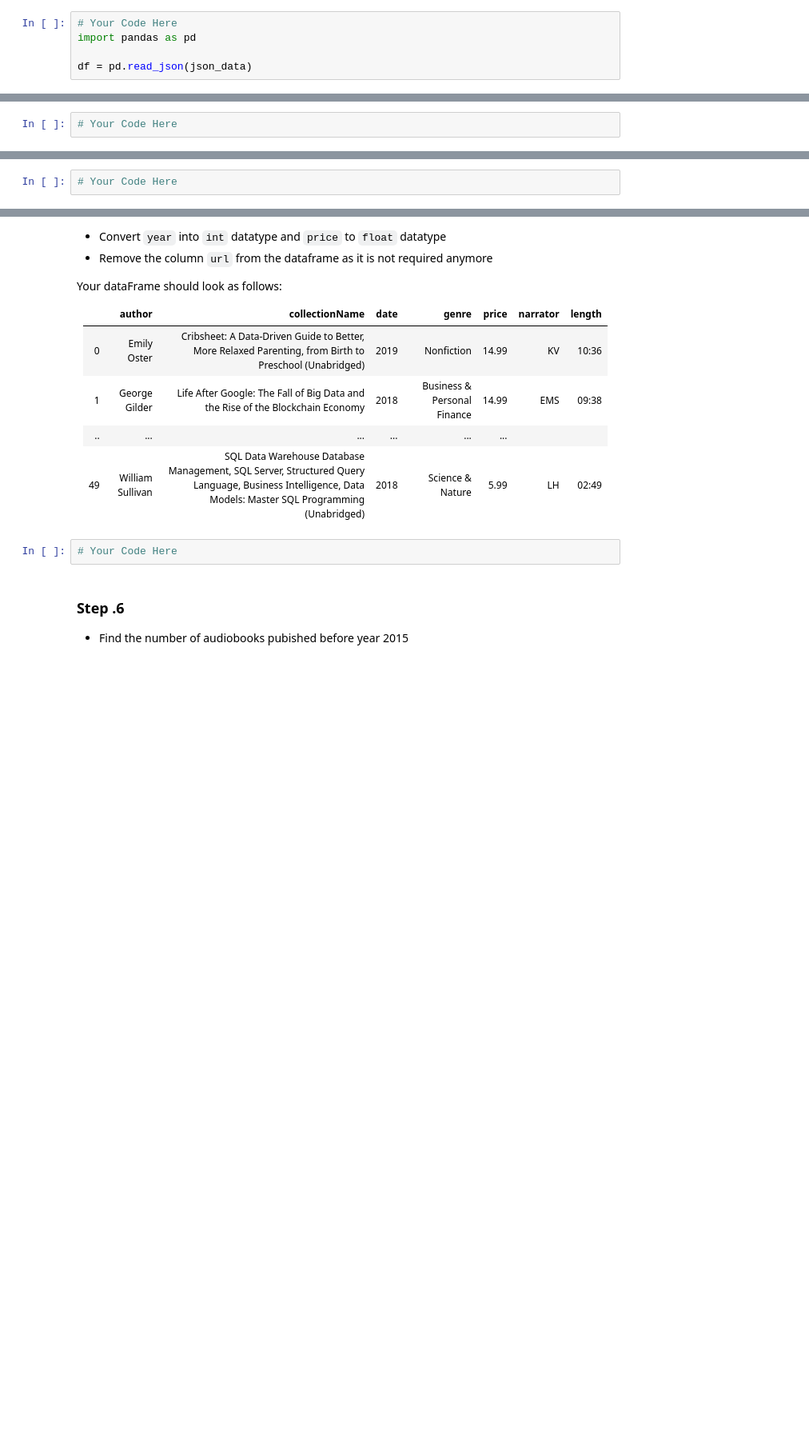
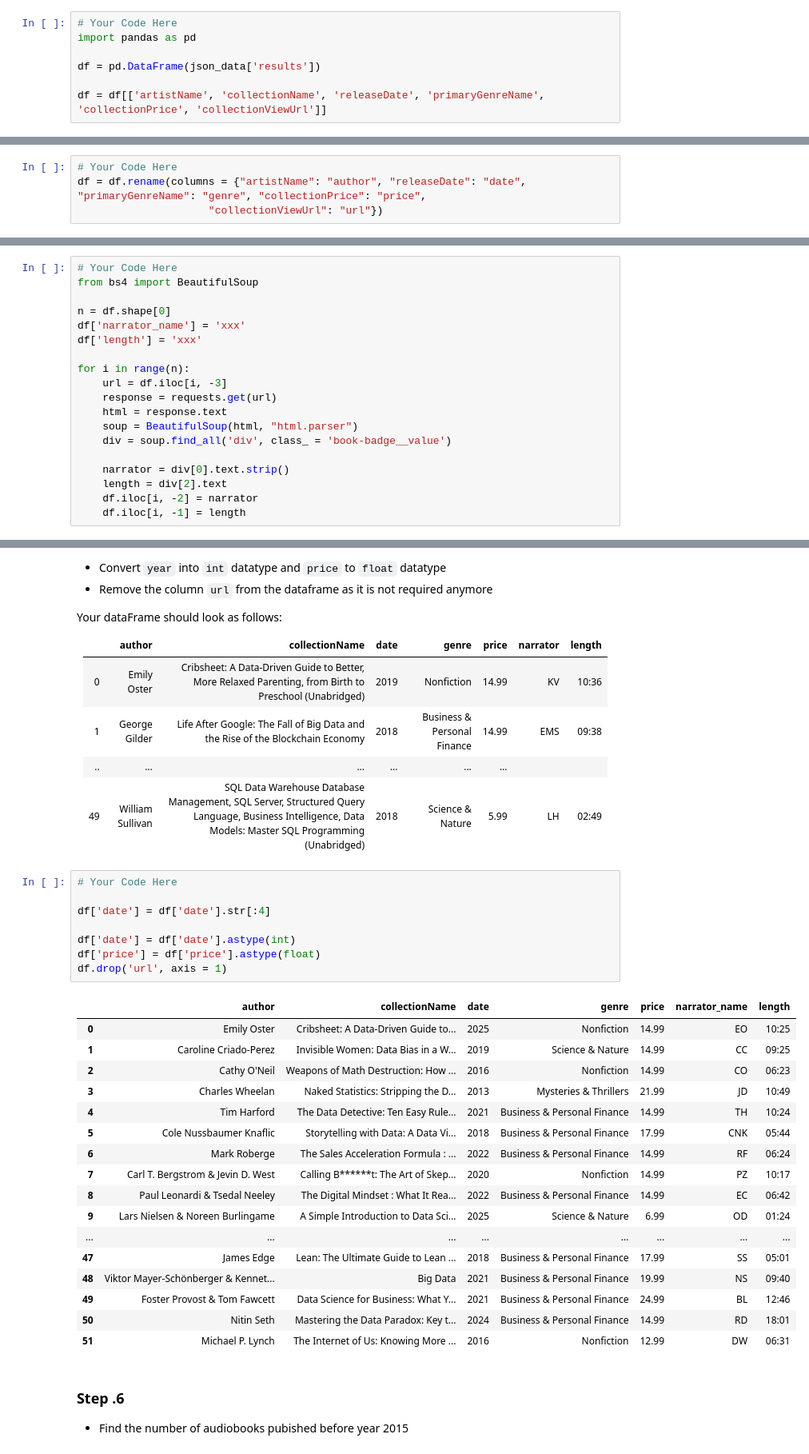
Before and after one commit to gkbichara/Programming-Tools, a Jupyter notebook: Workshop4/Workshop-4.ipynb, the cells around one changed output, grey strips where cells are left out. Shown: that part at 80% size. Drawn from its saved outputs; the diff is of its cells as text; blank space fills up the shorter version.

```diff
--- a/Workshop4/Workshop-4.ipynb
+++ b/Workshop4/Workshop-4.ipynb
@@ -31,4 +31,6 @@ json_data = data.json()
 # Your Code Here
 import pandas as pd
 
-df = pd.read_json(json_data)
+df = pd.DataFrame(json_data['results'])
+
+df = df[['artistName', 'collectionName', 'releaseDate', 'primaryGenreName', 'collectionPrice', 'collectionViewUrl']]
@@ -39,6 +39,8 @@ ValueError: Invalid file path or buffer object type: <class 'dict'>
 - Rename the dataframe columns to be: `'author','collectionName','date','genre','price','url'`
 # %%
 # Your Code Here
+df = df.rename(columns = {"artistName": "author", "releaseDate": "date", "primaryGenreName": "genre", "collectionPrice": "price",
+                     "collectionViewUrl": "url"})
 # %% [markdown]
 ### Step .4
 - Your dataFrame doesn't contain some importat data. such as (`the name of the narrator`, and `the length of the audiobook`).
@@ -49,6 +51,23 @@ So add this data to each book in the dataframe, by fetching and extracting it fr
    - You can use `df[col_name].apply(function_name)` to apply certain function on each value in a certain column
 # %%
 # Your Code Here
+from bs4 import BeautifulSoup
+
+n = df.shape[0]
+df['narrator_name'] = 'xxx'
+df['length'] = 'xxx'
+
+for i in range(n):
+    url = df.iloc[i, -3]
+    response = requests.get(url)
+    html = response.text
+    soup = BeautifulSoup(html, "html.parser")
+    div = soup.find_all('div', class_ = 'book-badge__value')
+
+    narrator = div[0].text.strip()
+    length = div[2].text
+    df.iloc[i, -2] = narrator
+    df.iloc[i, -1] = length
 # %% [markdown]
 ### Step .5
 - In the column date keep only the year
@@ -65,6 +84,30 @@ Your dataFrame should look as follows:
 | 49 | William Sullivan | SQL Data Warehouse Database Management, SQL Server, Structured Query Language, Business Intelligence, Data Models: Master SQL Programming (Unabridged) |   2018 | Science & Nature |    5.99 | LH         | 02:49    |
 # %%
 # Your Code Here
+
+df['date'] = df['date'].str[:4]
+
+df['date'] = df['date'].astype(int)
+df['price'] = df['price'].astype(float)
+df.drop('url', axis = 1)
+# %% [output]
+|  | author | collectionName | date | genre | price | narrator_name | length |
+| 0 | Emily Oster | Cribsheet: A Data-Driven Guide to... | 2025 | Nonfiction | 14.99 | EO | 10:25 |
+| 1 | Caroline Criado-Perez | Invisible Women: Data Bias in a W... | 2019 | Science & Nature | 14.99 | CC | 09:25 |
+| 2 | Cathy O'Neil | Weapons of Math Destruction: How ... | 2016 | Nonfiction | 14.99 | CO | 06:23 |
+| 3 | Charles Wheelan | Naked Statistics: Stripping the D... | 2013 | Mysteries & Thrillers | 21.99 | JD | 10:49 |
+| 4 | Tim Harford | The Data Detective: Ten Easy Rule... | 2021 | Business & Personal Finance | 14.99 | TH | 10:24 |
+| 5 | Cole Nussbaumer Knaflic | Storytelling with Data: A Data Vi... | 2018 | Business & Personal Finance | 17.99 | CNK | 05:44 |
+| 6 | Mark Roberge | The Sales Acceleration Formula : ... | 2022 | Business & Personal Finance | 14.99 | RF | 06:24 |
+| 7 | Carl T. Bergstrom & Jevin D. West | Calling B******t: The Art of Skep... | 2020 | Nonfiction | 14.99 | PZ | 10:17 |
+| 8 | Paul Leonardi & Tsedal Neeley | The Digital Mindset : What It Rea... | 2022 | Business & Personal Finance | 14.99 | EC | 06:42 |
+| 9 | Lars Nielsen & Noreen Burlingame | A Simple Introduction to Data Sci... | 2025 | Science & Nature | 6.99 | OD | 01:24 |
+| ... | ... | ... | ... | ... | ... | ... | ... |
+| 47 | James Edge | Lean: The Ultimate Guide to Lean ... | 2018 | Business & Personal Finance | 17.99 | SS | 05:01 |
+| 48 | Viktor Mayer-Schönberger & Kennet... | Big Data | 2021 | Business & Personal Finance | 19.99 | NS | 09:40 |
+| 49 | Foster Provost & Tom Fawcett | Data Science for Business: What Y... | 2021 | Business & Personal Finance | 24.99 | BL | 12:46 |
+| 50 | Nitin Seth | Mastering the Data Paradox: Key t... | 2024 | Business & Personal Finance | 14.99 | RD | 18:01 |
+| 51 | Michael P. Lynch | The Internet of Us: Knowing More ... | 2016 | Nonfiction | 12.99 | DW | 06:31 |
 # %% [markdown]
 ### Step .6
 - Find the number of audiobooks pubished before year 2015
```
Also changed, not shown: parts of 3 cells of this notebook.
